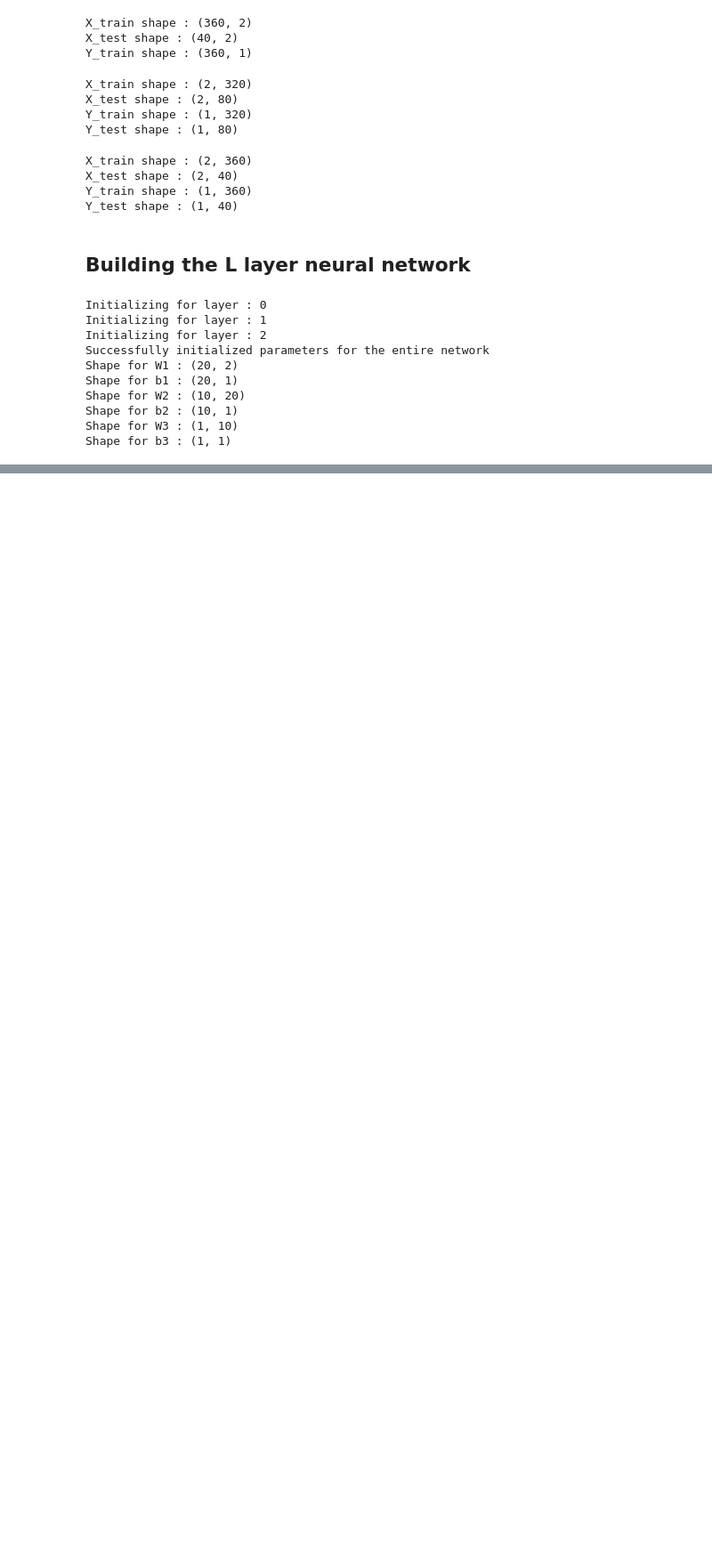
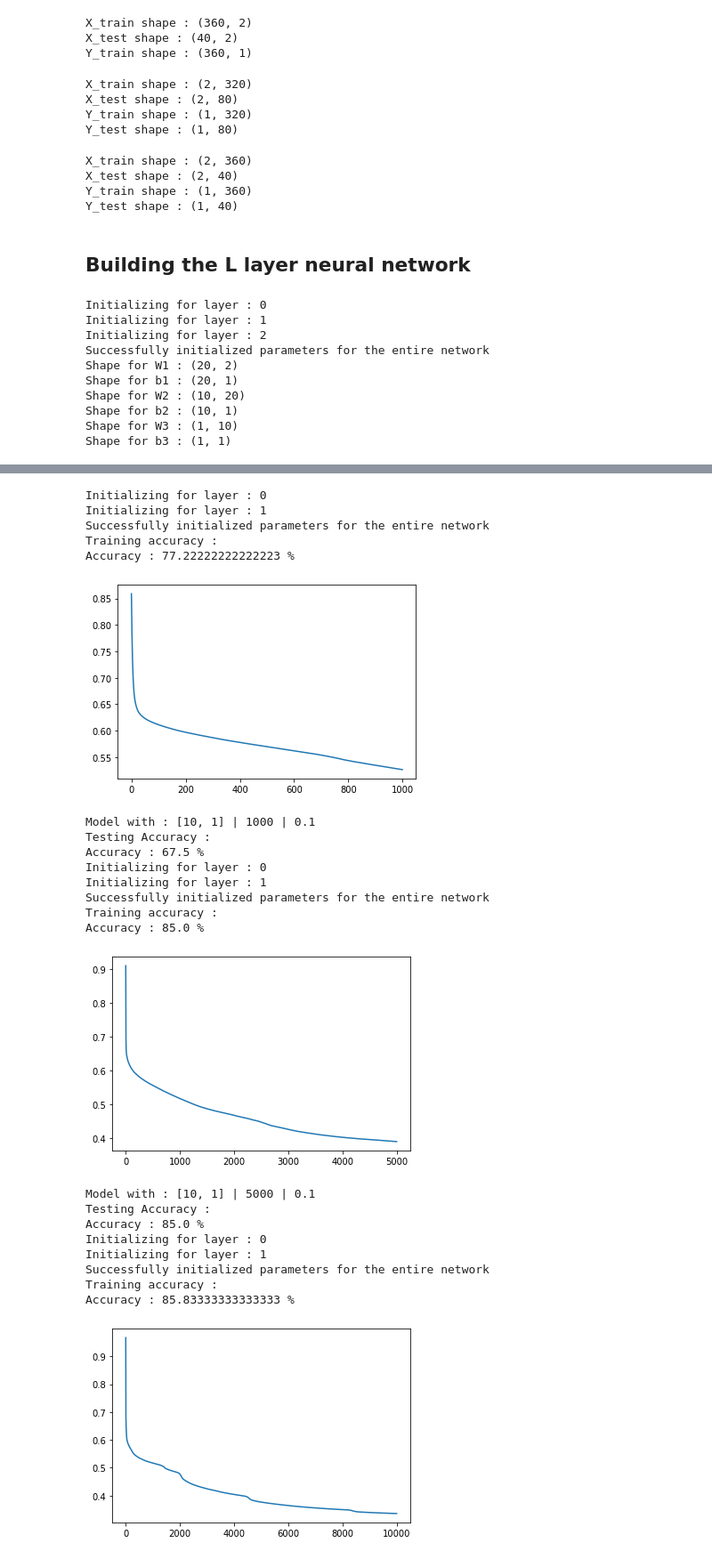
Before and after one commit to valentin-fngr/Neural-Network-Practices, a Jupyter notebook: L_layers_neural_net/L_layer_neural_network.ipynb, the cells around one changed output, grey strips where cells are left out. Shown: that part at 89% size. Saved outputs shown, nothing was run; the diff lists cells and outputs as text; code cells hidden in the pictures; blank space fills up the shorter version.

```diff
--- a/L_layers_neural_net/L_layer_neural_network.ipynb
+++ b/L_layers_neural_net/L_layer_neural_network.ipynb
@@ -363,0 +380,43 @@ X_train.shape
+# %%
+nb_neurones = [
+    [10, 1],
+    [20, 1],
+    [20, 4, 1],
+    [40, 20, 1]
+]
+
+learning_rate = [0.1, 0.01, 0.05, 0.001]
+epochs = [1000, 5000, 10000, 20000]
+
+for nb_neurone in nb_neurones:
+    for lr in learning_rate:
+        for epoch in epochs:
+            parameters = l_nn(X_train, Y_train, nb_neurone, lr, epoch, print_t=False)
+            print(f"Model with : {nb_neurone} | {epoch} | {lr}")
+            print("Testing Accuracy : ")
+            preds = predict(X_test, parameters, Y_test)
+# %% [output]
+Initializing for layer : 0
+Initializing for layer : 1
+Successfully initialized parameters for the entire network
+Training accuracy :
+Accuracy : 77.22222222222223 %
+[figure, added]
+Model with : [10, 1] | 1000 | 0.1
+Testing Accuracy :
+Accuracy : 67.5 %
+Initializing for layer : 0
+Initializing for layer : 1
+Successfully initialized parameters for the entire network
+Training accuracy :
+Accuracy : 85.0 %
+[figure, added]
+Model with : [10, 1] | 5000 | 0.1
+Testing Accuracy :
+Accuracy : 85.0 %
+Initializing for layer : 0
+Initializing for layer : 1
+Successfully initialized parameters for the entire network
+Training accuracy :
+Accuracy : 85.83333333333333 %
+[figure, added]
```
Also changed, not shown: parts of 7 cells of this notebook.
